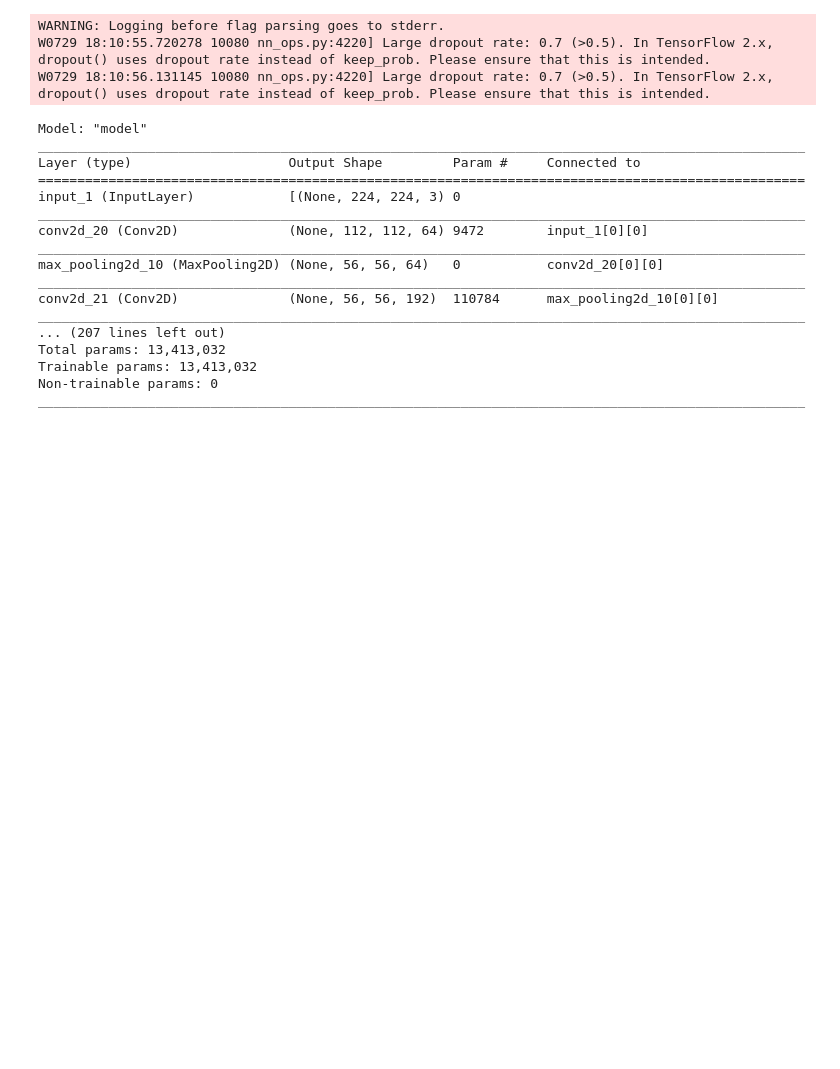
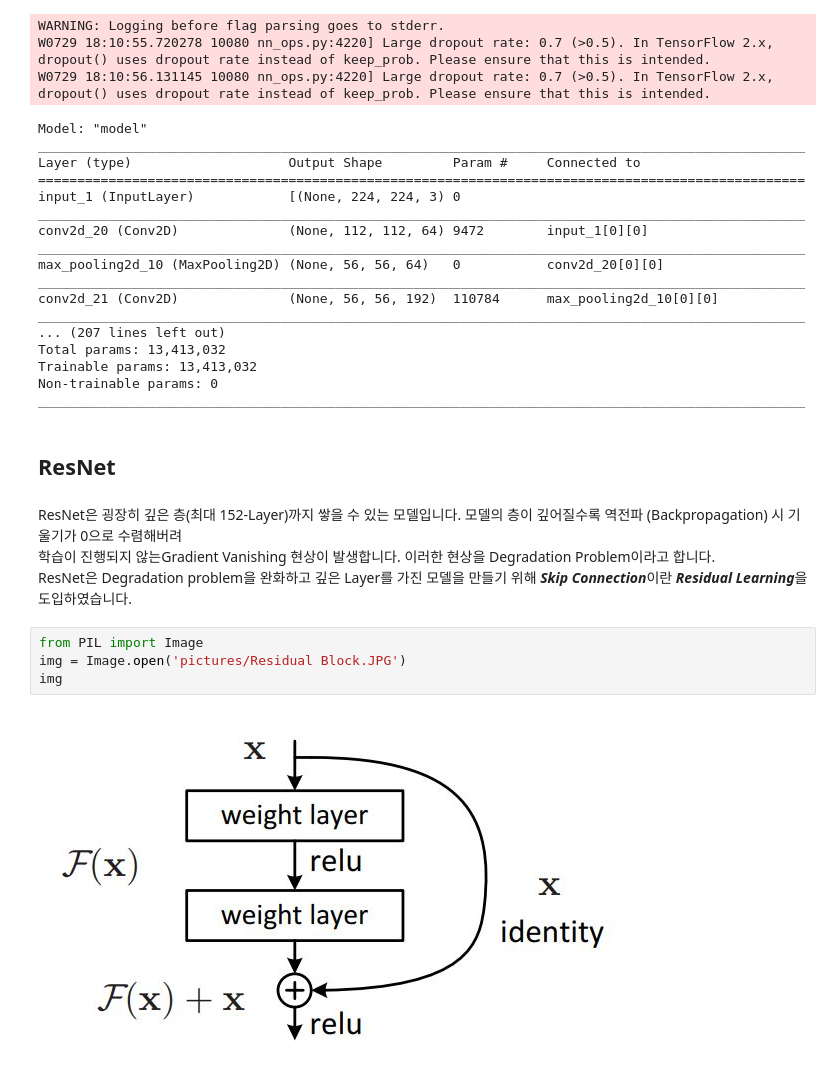
Before and after one commit to herbwood/study_datascience, a Jupyter notebook: yangjaehub/20.cnn+.ipynb, the cells around one changed output. Drawn from its saved outputs; the diff is of its cells as text; blank space fills up the shorter version.

```diff
--- a/yangjaehub/20.cnn+.ipynb
+++ b/yangjaehub/20.cnn+.ipynb
@@ -334,3 +334,16 @@ Total params: 13,413,032
 Trainable params: 13,413,032
 Non-trainable params: 0
 __________________________________________________________________________________________________
+# %% [markdown]
+ResNet
+----
+# %% [markdown]
+ResNet은 굉장히 깊은 층(최대 152-Layer)까지 쌓을 수 있는 모델입니다. 모델의 층이 깊어질수록 역전파 (Backpropagation) 시 기울기가 0으로 수렴해버려
+학습이 진행되지 않는Gradient Vanishing 현상이 발생합니다. 이러한 현상을 Degradation Problem이라고 합니다.
+ResNet은 Degradation problem을 완화하고 깊은 Layer를 가진 모델을 만들기 위해 ***Skip Connection***이란 ***Residual Learning***을 도입하였습니다.
+# %%
+from PIL import Image
+img = Image.open('pictures/Residual Block.JPG')
+img
+# %% [output]
+[figure, added]
```
Also changed, not shown: parts of 2 cells of this notebook.
